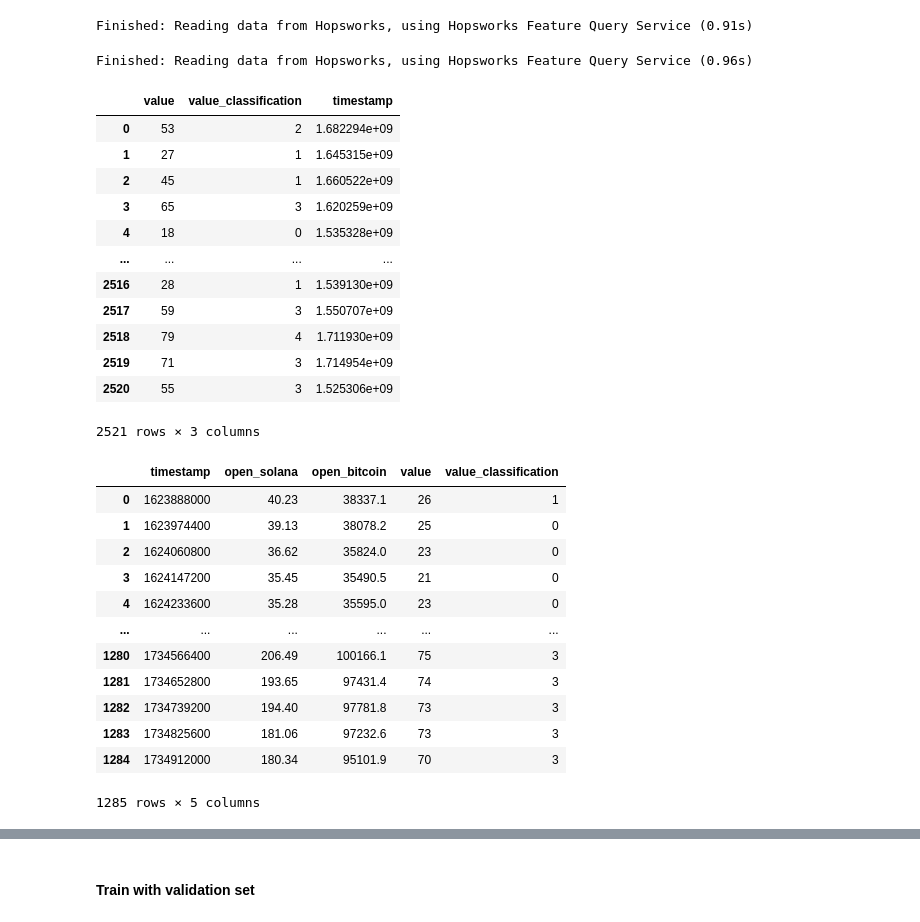
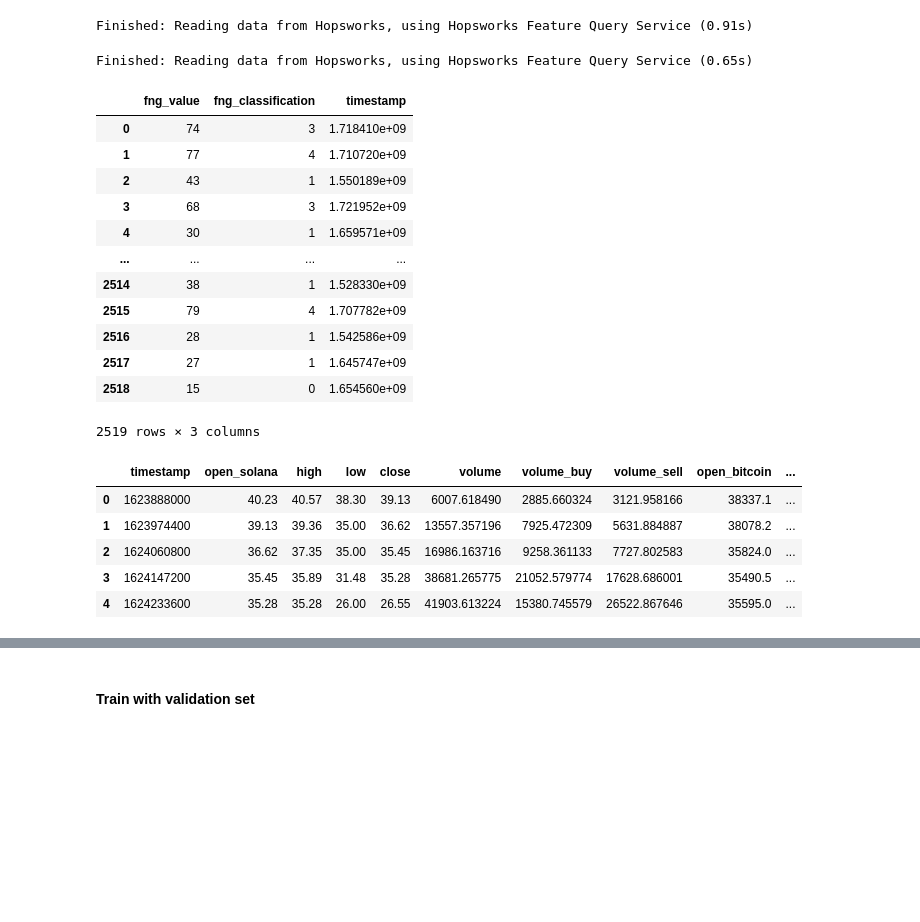
Before and after one commit to natassaf/ID2223-final-project, a Jupyter notebook: training_pipeline.ipynb, the cells around one changed output, grey strips where cells are left out. Drawn from its saved outputs; the diff is of its cells as text; code cells hidden in the pictures; blank space fills up the shorter version.

```diff
--- a/training_pipeline.ipynb
+++ b/training_pipeline.ipynb
@@ -58,3 +57,0 @@ Finished: Reading data from Hopsworks, using Hopsworks Feature Query Service (0.
-# %%
-solana_df = solana_df[["timestamp","open"]]
-solana_df
@@ -86,48 +69,40 @@ bitcoin_df = bitcoin_df[["timestamp","open"]]
 # %% [output]
 Finished: Reading data from Hopsworks, using Hopsworks Feature Query Service (0.91s)
 # %%
+# ****************** Fear and Greed Index Data ******************
+
 #fs = project.get_feature_store(name='kth_lab1_2024_featurestore')
 fs = project.get_feature_store()
 fng_feature_group = fs.get_feature_group('f_n_g_index', version=8)
 fng_df = fng_feature_group.read()
 fng_df['timestamp'] = fng_df['timestamp'].astype(float)
-fng_df['value_classification'] = fng_df['value_classification'].map(fng_labels_to_numbers_map)
+fng_df['fng_classification'] = fng_df['fng_classification'].map(fng_labels_to_numbers_map)
 
 fng_df
 # %% [output]
-Finished: Reading data from Hopsworks, using Hopsworks Feature Query Service (0.96s)
+Finished: Reading data from Hopsworks, using Hopsworks Feature Query Service (0.65s)
-|  | value | value_classification | timestamp |
-| 0 | 53 | 2 | 1.682294e+09 |
-| 1 | 27 | 1 | 1.645315e+09 |
-| 2 | 45 | 1 | 1.660522e+09 |
-| 3 | 65 | 3 | 1.620259e+09 |
-| 4 | 18 | 0 | 1.535328e+09 |
+|  | fng_value | fng_classification | timestamp |
+| 0 | 74 | 3 | 1.718410e+09 |
+| 1 | 77 | 4 | 1.710720e+09 |
+| 2 | 43 | 1 | 1.550189e+09 |
+| 3 | 68 | 3 | 1.721952e+09 |
+| 4 | 30 | 1 | 1.659571e+09 |
 | ... | ... | ... | ... |
-| 2516 | 28 | 1 | 1.539130e+09 |
-| 2517 | 59 | 3 | 1.550707e+09 |
-| 2518 | 79 | 4 | 1.711930e+09 |
-| 2519 | 71 | 3 | 1.714954e+09 |
-| 2520 | 55 | 3 | 1.525306e+09 |
+| 2514 | 38 | 1 | 1.528330e+09 |
+| 2515 | 79 | 4 | 1.707782e+09 |
+| 2516 | 28 | 1 | 1.542586e+09 |
+| 2517 | 27 | 1 | 1.645747e+09 |
+| 2518 | 15 | 0 | 1.654560e+09 |
-2521 rows × 3 columns
+2519 rows × 3 columns
 # %%
 
 all_data = pd.merge(solana_df, bitcoin_df, how='inner', on="timestamp",suffixes=('_solana', '_bitcoin'))
 all_data = pd.merge(all_data, fng_df, how='inner', on="timestamp")
-
-# target = all_data["open_solana"]
-# all_data = all_data.drop(["open_solana"], axis=1, inplace=False)
-all_data
+all_data.head()
 # %% [output]
-|  | timestamp | open_solana | open_bitcoin | value | value_classification |
-| 0 | 1623888000 | 40.23 | 38337.1 | 26 | 1 |
-| 1 | 1623974400 | 39.13 | 38078.2 | 25 | 0 |
-| 2 | 1624060800 | 36.62 | 35824.0 | 23 | 0 |
-| 3 | 1624147200 | 35.45 | 35490.5 | 21 | 0 |
-| 4 | 1624233600 | 35.28 | 35595.0 | 23 | 0 |
-| ... | ... | ... | ... | ... | ... |
-| 1280 | 1734566400 | 206.49 | 100166.1 | 75 | 3 |
-| 1281 | 1734652800 | 193.65 | 97431.4 | 74 | 3 |
-| 1282 | 1734739200 | 194.40 | 97781.8 | 73 | 3 |
-| 1283 | 1734825600 | 181.06 | 97232.6 | 73 | 3 |
-| 1284 | 1734912000 | 180.34 | 95101.9 | 70 | 3 |
+|  | timestamp | open_solana | high | low | close | volume | volume_buy | volume_sell | open_bitcoin | ... |
+| 0 | 1623888000 | 40.23 | 40.57 | 38.30 | 39.13 | 6007.618490 | 2885.660324 | 3121.958166 | 38337.1 | ... |
+| 1 | 1623974400 | 39.13 | 39.36 | 35.00 | 36.62 | 13557.357196 | 7925.472309 | 5631.884887 | 38078.2 | ... |
+| 2 | 1624060800 | 36.62 | 37.35 | 35.00 | 35.45 | 16986.163716 | 9258.361133 | 7727.802583 | 35824.0 | ... |
+| 3 | 1624147200 | 35.45 | 35.89 | 31.48 | 35.28 | 38681.265775 | 21052.579774 | 17628.686001 | 35490.5 | ... |
+| 4 | 1624233600 | 35.28 | 35.28 | 26.00 | 26.55 | 41903.613224 | 15380.745579 | 26522.867646 | 35595.0 | ... |
-1285 rows × 5 columns
```
Also changed, not shown: parts of 39 cells of this notebook, 4 other files.
